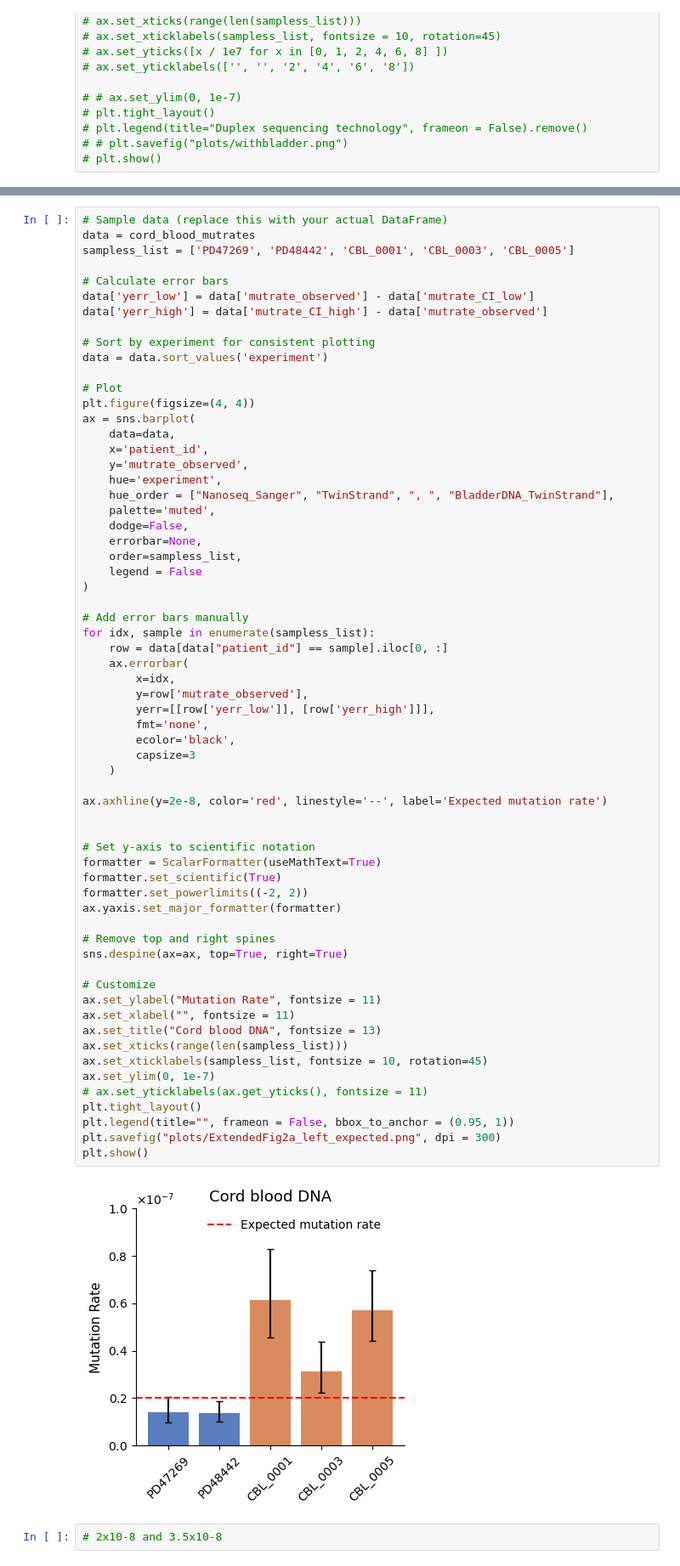
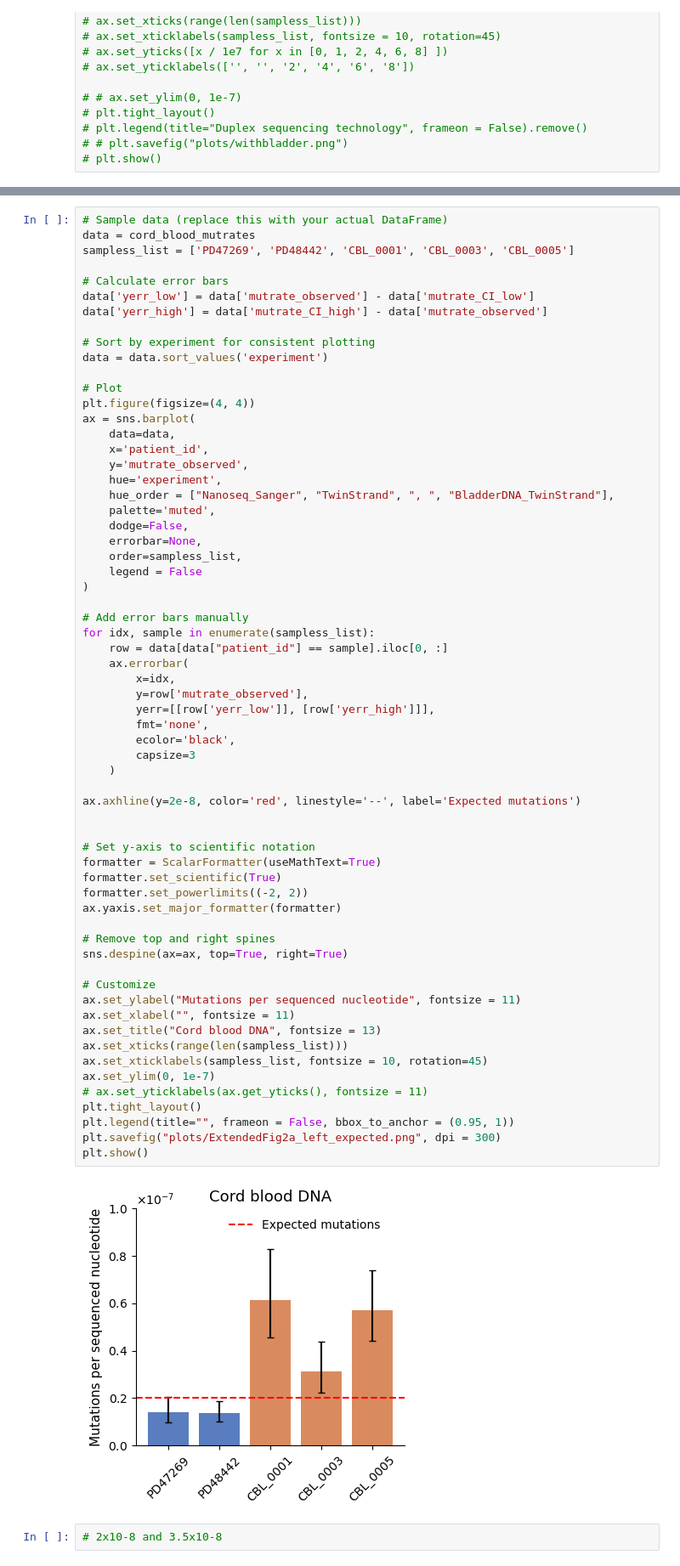
Before and after one commit to bbglab/normal_bladder_paper, a Jupyter notebook: extended/extended2/Extended2a_error_rate.ipynb, the cells around one changed output, grey strips where cells are left out. Shown at 85% size. Saved outputs shown, nothing was run; the diff lists cells and outputs as text.

```diff
--- a/extended/extended2/Extended2a_error_rate.ipynb
+++ b/extended/extended2/Extended2a_error_rate.ipynb
@@ -296,34 +296,34 @@ for idx, sample in enumerate(sampless_list):
         fmt='none',
         ecolor='black',
         capsize=3
     )
 
-ax.axhline(y=2e-8, color='red', linestyle='--', label='Expected mutation rate')
+ax.axhline(y=2e-8, color='red', linestyle='--', label='Expected mutations')
 
 
 # Set y-axis to scientific notation
 formatter = ScalarFormatter(useMathText=True)
 formatter.set_scientific(True)
 formatter.set_powerlimits((-2, 2))
 ax.yaxis.set_major_formatter(formatter)
 
 # Remove top and right spines
 sns.despine(ax=ax, top=True, right=True)
 
 # Customize
-ax.set_ylabel("Mutation Rate", fontsize = 11)
+ax.set_ylabel("Mutations per sequenced nucleotide", fontsize = 11)
 ax.set_xlabel("", fontsize = 11)
 ax.set_title("Cord blood DNA", fontsize = 13)
 ax.set_xticks(range(len(sampless_list)))
 ax.set_xticklabels(sampless_list, fontsize = 10, rotation=45)
 ax.set_ylim(0, 1e-7)
 # ax.set_yticklabels(ax.get_yticks(), fontsize = 11)
 plt.tight_layout()
 plt.legend(title="", frameon = False, bbox_to_anchor = (0.95, 1))
 plt.savefig("plots/ExtendedFig2a_left_expected.png", dpi = 300)
 plt.show()
 # %% [output]
-[figure, old version]
+[figure, new version]
 # %%
 # 2x10-8 and 3.5x10-8
 # %% [markdown]
```
Also changed, not shown: parts of 1 cell of this notebook, 2 other files.
